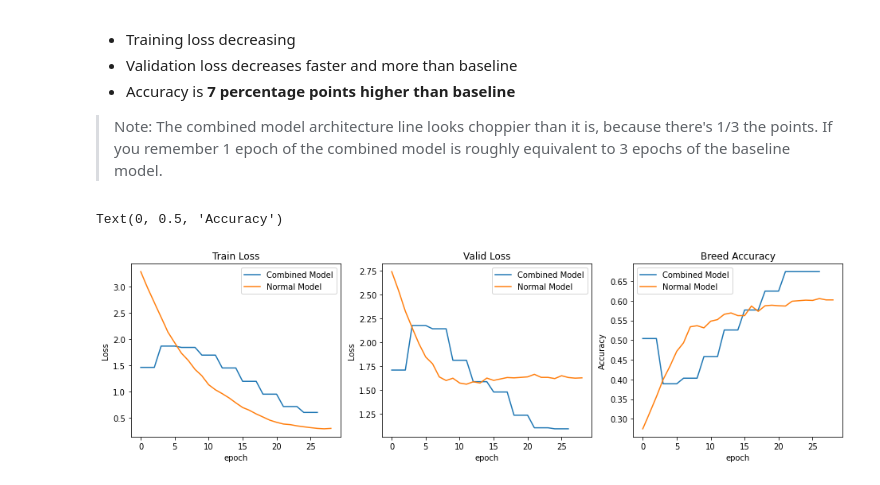
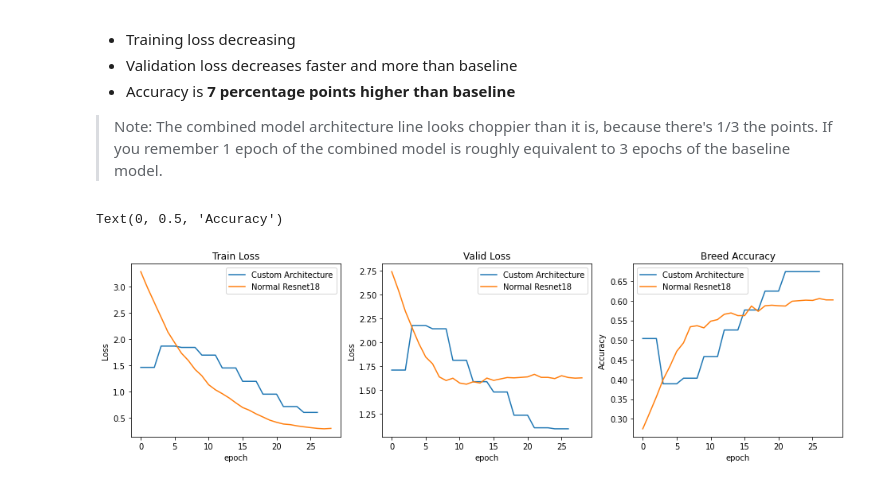
Before and after one commit to 1Paws7/blog, a Jupyter notebook: _notebooks/2021-02-01-Heirarchical Architecture.ipynb, the cells around one changed output. Saved outputs shown, nothing was run; the diff lists cells and outputs as text; code cells hidden in the pictures.

```diff
--- a/_notebooks/2021-02-01-Heirarchical Architecture.ipynb
+++ b/_notebooks/2021-02-01-Heirarchical Architecture.ipynb
@@ -220,16 +221,16 @@ df_b.columns = learn_breed_only.recorder.metric_names[1:-1]
 # %%
 #collapse-hide
 import matplotlib.pyplot as plt
 fig, ax = plt.subplots(1,3,figsize=(16,4))
 for i in range(0,len(ax)):
     col = df.columns[i]
-    ax[i].plot(df[col], label="Combined Model")
+    ax[i].plot(df[col], label="Custom Architecture")
     col_b = df_b.columns[i]
-    ax[i].plot(df_b[col_b], label="Normal Model")
+    ax[i].plot(df_b[col_b], label="Normal Resnet18")
     ax[i].legend()
     ax[i].set_xlabel('epoch')
 ax[0].set_title('Train Loss'); ax[1].set_title('Valid Loss'); ax[2].set_title('Breed Accuracy')
 ax[0].set_ylabel('Loss');ax[1].set_ylabel('Loss');ax[2].set_ylabel('Accuracy')
 # %% [output]
 Text(0, 0.5, 'Accuracy')
-[figure, old version]
+[figure, new version]
```
Also changed, not shown: parts of 1 cell of this notebook.
